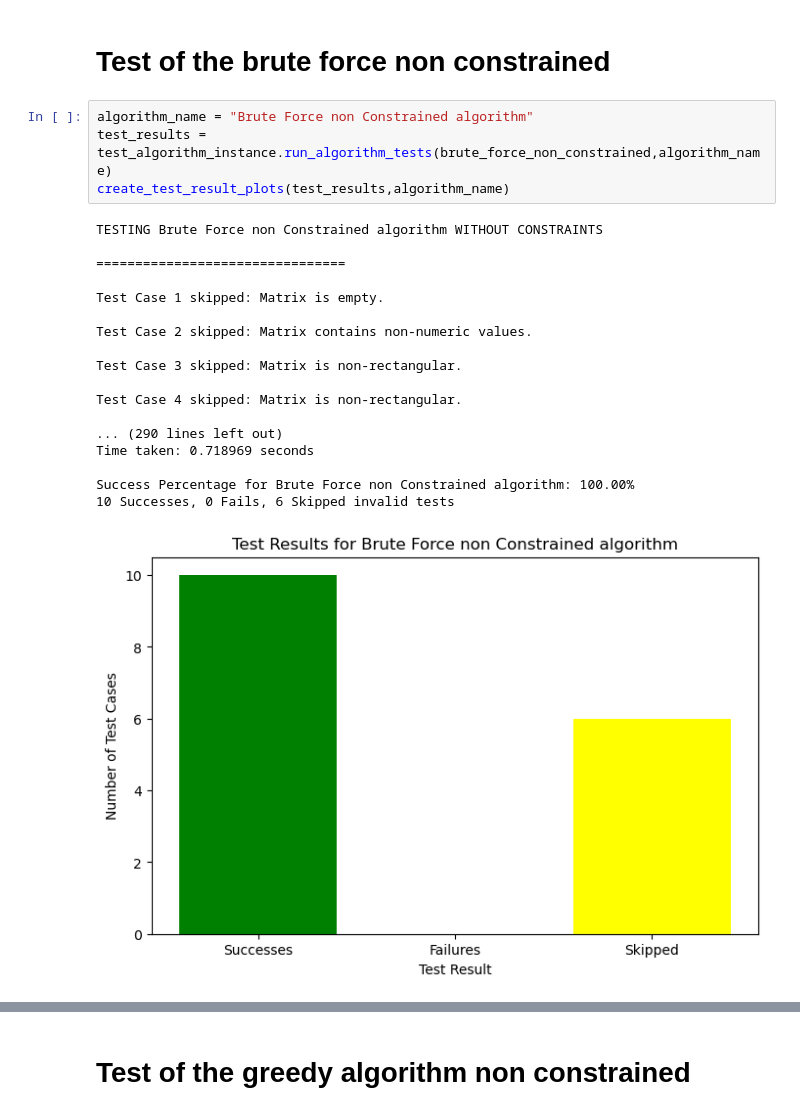
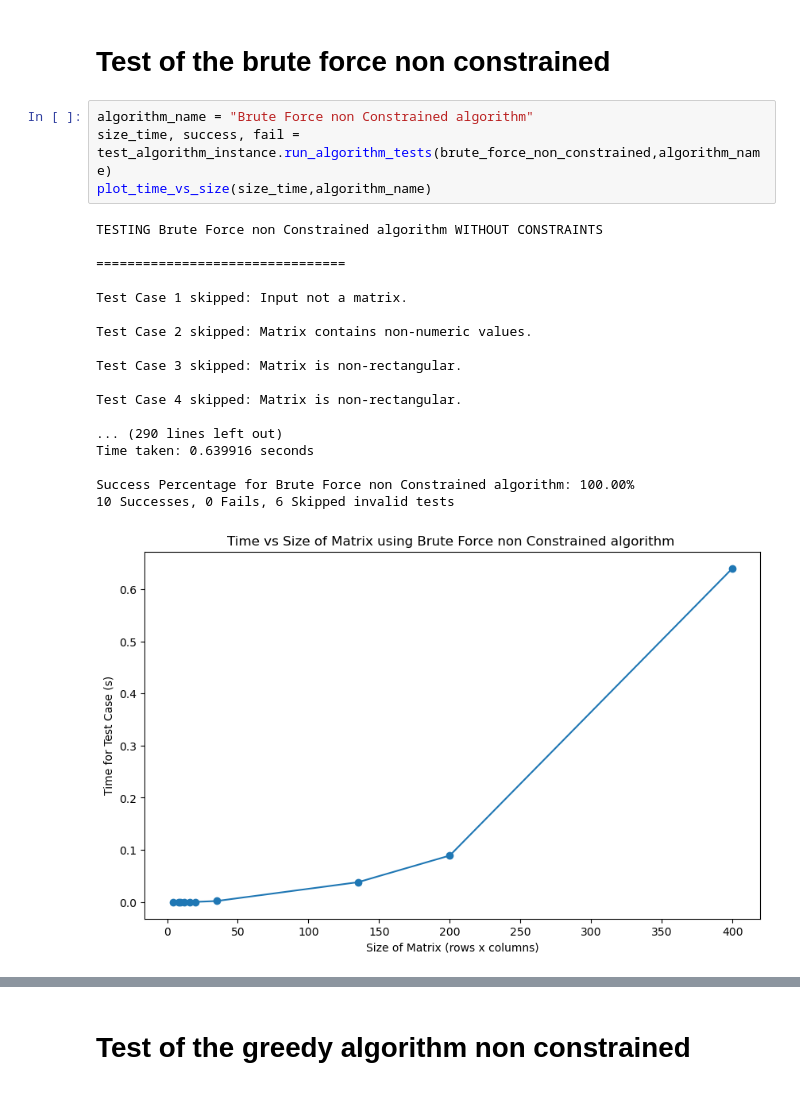
Before and after one commit to Amrithya/Advanced-Algorithm-Project-2023-2024, a Jupyter notebook: main_amgad.ipynb, the cells around one changed output, grey strips where cells are left out. Drawn from its saved outputs; the diff is of its cells as text.

Commit message:
updated test class
-test class returns now a dictionary with all the results

```diff
--- a/main_amgad.ipynb
+++ b/main_amgad.ipynb
@@ -17,24 +17,24 @@ test_algorithm_instance = TestAlgorithm()
 # Test of the brute force non constrained
 # %%
 algorithm_name = "Brute Force non Constrained algorithm"
-test_results = test_algorithm_instance.run_algorithm_tests(brute_force_non_constrained,algorithm_name)
-create_test_result_plots(test_results,algorithm_name)
+size_time, success, fail = test_algorithm_instance.run_algorithm_tests(brute_force_non_constrained,algorithm_name)
+plot_time_vs_size(size_time,algorithm_name)
 # %% [output]
 TESTING Brute Force non Constrained algorithm WITHOUT CONSTRAINTS
 
 ================================
 
-Test Case 1 skipped: Matrix is empty.
+Test Case 1 skipped: Input not a matrix.
 
 Test Case 2 skipped: Matrix contains non-numeric values.
 
 Test Case 3 skipped: Matrix is non-rectangular.
 
 Test Case 4 skipped: Matrix is non-rectangular.
 
 ... (290 lines left out)
-Time taken: 0.718969 seconds
+Time taken: 0.639916 seconds
 
 Success Percentage for Brute Force non Constrained algorithm: 100.00%
 10 Successes, 0 Fails, 6 Skipped invalid tests
-[figure, old version]
+[figure, new version]
```
Also changed, not shown: parts of 5 cells of this notebook, 3 other files.
